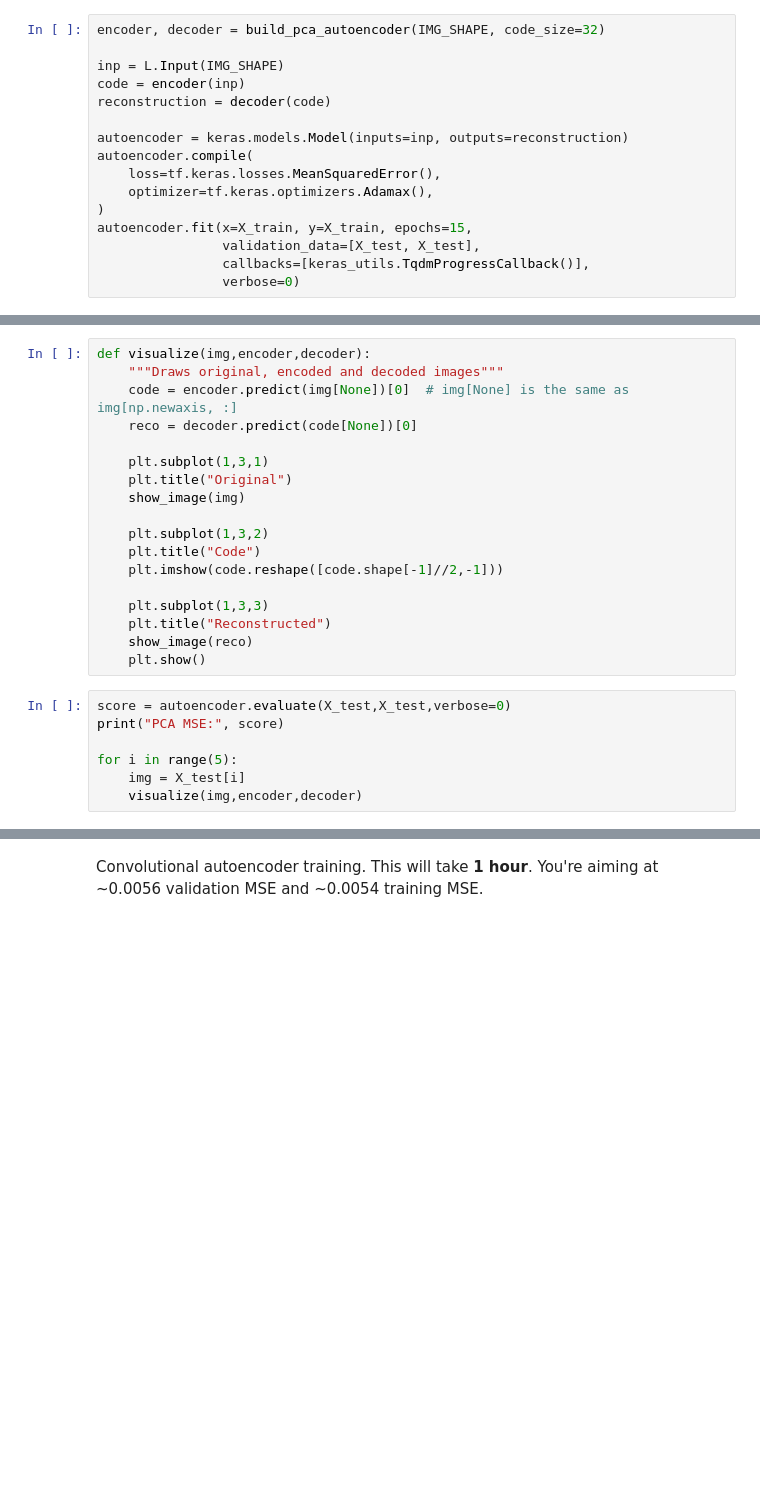
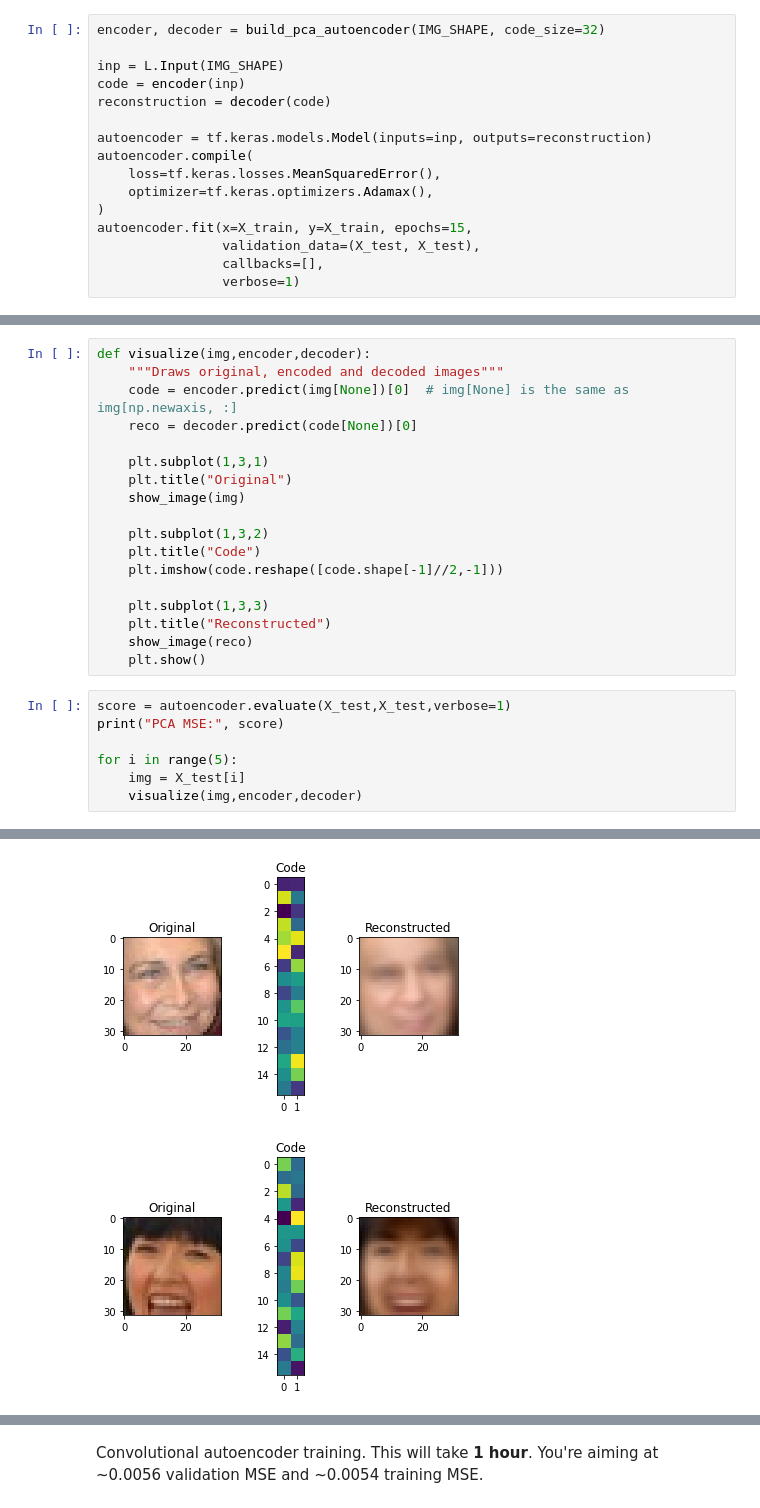
Before and after one commit to Abdelrahman350/Advanced-Machine-Learning, a Jupyter notebook: 1. Introduction to Deep Learning/week4/Autoencoders-task.ipynb, the cells around one changed output, grey strips where cells are left out. Cells and saved outputs as stored; diff of their text form; blank space fills up the shorter version.

Commit message:
Autoencoders solution

```diff
--- a/1. Introduction to Deep Learning/week4/Autoencoders-task.ipynb
+++ b/1. Introduction to Deep Learning/week4/Autoencoders-task.ipynb
@@ -125,12 +125,12 @@ inp = L.Input(IMG_SHAPE)
 code = encoder(inp)
 reconstruction = decoder(code)
 
-autoencoder = keras.models.Model(inputs=inp, outputs=reconstruction)
+autoencoder = tf.keras.models.Model(inputs=inp, outputs=reconstruction)
 autoencoder.compile(
     loss=tf.keras.losses.MeanSquaredError(),
     optimizer=tf.keras.optimizers.Adamax(),
 )
 autoencoder.fit(x=X_train, y=X_train, epochs=15,
-                validation_data=[X_test, X_test],
-                callbacks=[keras_utils.TqdmProgressCallback()],
-                verbose=0)
+                validation_data=(X_test, X_test),
+                callbacks=[],
+                verbose=1)
@@ -153,9 +172,10 @@ def visualize(img,encoder,decoder):
     show_image(reco)
     plt.show()
 # %%
-score = autoencoder.evaluate(X_test,X_test,verbose=0)
+score = autoencoder.evaluate(X_test,X_test,verbose=1)
 print("PCA MSE:", score)
 
 for i in range(5):
     img = X_test[i]
     visualize(img,encoder,decoder)
+# %% [output]
@@ -161,0 +184,2 @@ for i in range(5):
+[figure, added]
+[figure, added]
```
Also changed, not shown: parts of 15 cells of this notebook.
